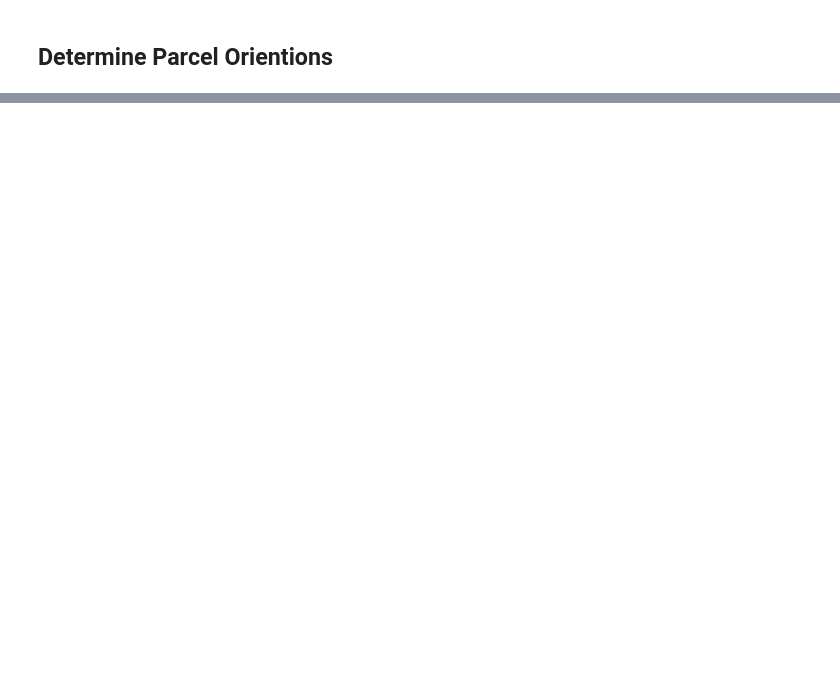
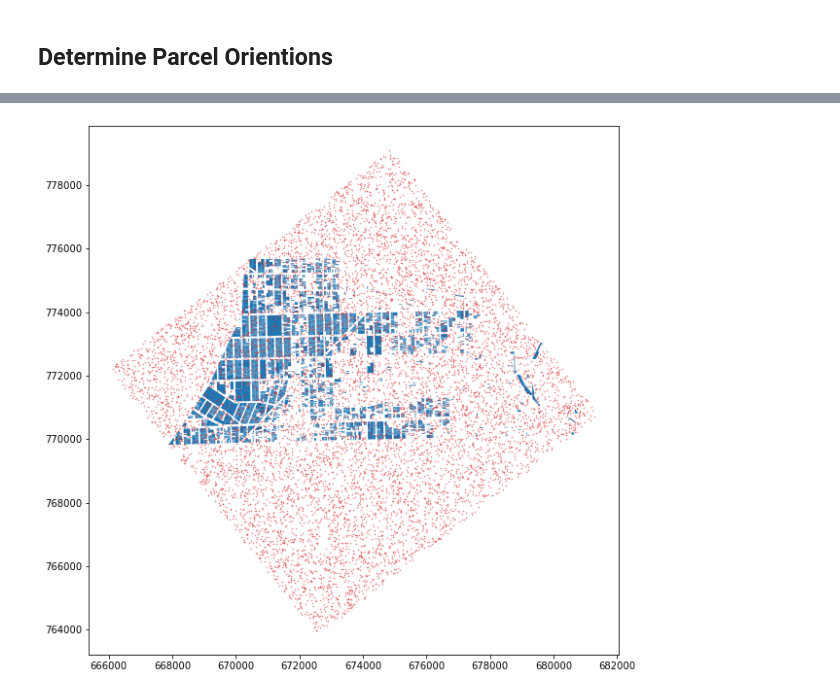
Before and after one commit to raphaellaude/geo-obb, a Jupyter notebook: examples/parcel_obbs.ipynb, the cells around one changed output, grey strips where cells are left out. Saved outputs shown, nothing was run; the diff lists cells and outputs as text; code cells hidden in the pictures; blank space fills up the shorter version.

```diff
--- a/examples/parcel_obbs.ipynb
+++ b/examples/parcel_obbs.ipynb
@@ -162,0 +150,7 @@ rot_geos.to_file('../data/rot_geos.shp')
+# %%
+print(tvect)
+
+print(np.ravel(tvect.T))
+
+transformer = np.append(np.ravel(tvect.T), np.zeros(2))
+print(transformer)
@@ -162,0 +166,9 @@ rot_geos.to_file('../data/rot_geos.shp')
+# %%
+# rot_test_pts = test_pts.geometry.map(lambda g: obb.transform_geom_coords(g, tvect))
+rot_test_pts = test_pts.geometry.affine_transform(transformer)
+rot_test_pts = gpd.GeoDataFrame(rot_test_pts, columns=['geometry'])
+# %%
+ax = rot_geos.plot(figsize=(10, 10))
+rot_test_pts.sample(10000).plot(ax=ax, alpha=0.5, marker='.', color='tab:red', markersize=1.5);
+# %% [output]
+[figure, added]
```
Also changed, not shown: parts of 60 cells of this notebook, 4 other files.
